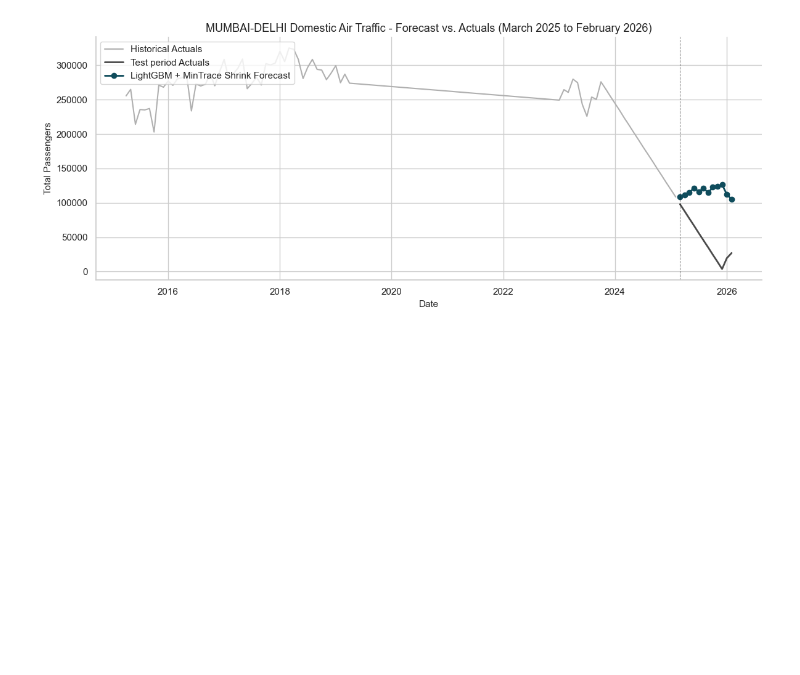
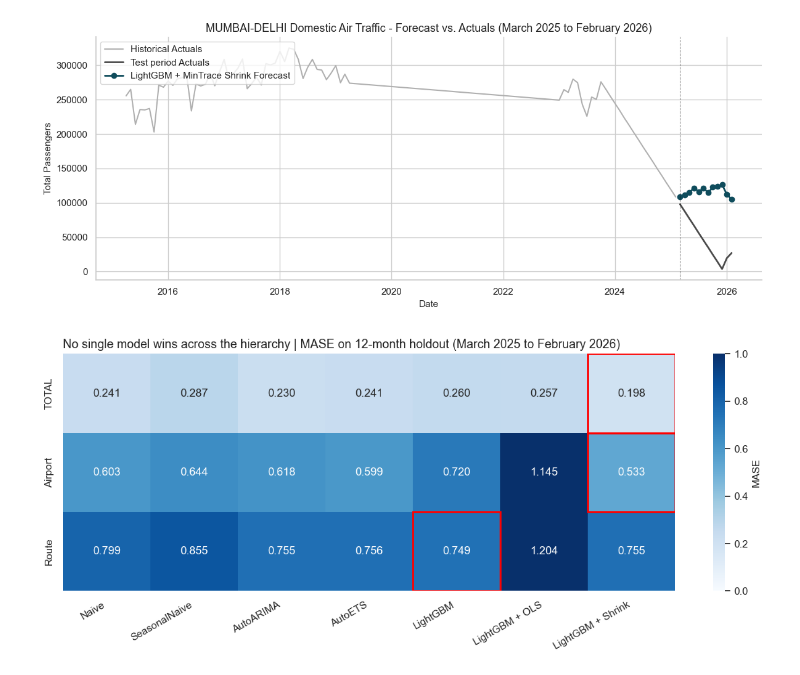
Before and after one commit to rahulmohandas11/india-air-traffic-forecast, a Jupyter notebook: notebooks/06_visualizations.ipynb, the cells around one changed output. Drawn from its saved outputs; the diff is of its cells as text; code cells hidden in the pictures; blank space fills up the shorter version.

```diff
--- a/notebooks/06_visualizations.ipynb
+++ b/notebooks/06_visualizations.ipynb
@@ -148,3 +149,39 @@ for route in top_3_routes:
 [figure]
 [figure]
 [figure]
+# %%
+# For each level of the hierarchy, which model has the lowest MASE?
+
+unified = pd.read_csv('../outputs/unified_summary.csv', index_col = 0)
+
+unified = unified[~unified.index.duplicated(keep = 'first')]
+
+rows = ['Naive','SeasonalNaive','AutoARIMA','AutoETS','LightGBM','LightGBM/MinTrace_method-ols','LightGBM/MinTrace_method-mint_shrink']
+
+display_cols = ['Naive', 'SeasonalNaive','AutoARIMA','AutoETS','LightGBM','LightGBM + OLS','LightGBM + Shrink']
+
+mase = unified.loc[rows, ['TOTAL','Airport','Route']].T
+
+mase.columns = display_cols
+
+fig, ax = plt.subplots(figsize = (12,5))
+
+sns.heatmap(mase, annot = True, fmt = '0.3f', cmap = 'Blues', vmin = 0, vmax = 1, cbar_kws = {'label':'MASE'}, ax = ax)
+
+for i in range (mase.shape[0]):
+    j_min = np.argmin(mase.values[i])
+    ax.add_patch(Rectangle((j_min,i), 1, 1, fill = False, edgecolor = 'red', linewidth = 2))
+
+ax.set_title('No single model wins across the hierarchy | MASE on 12-month holdout (March 2025 to February 2026)', loc = 'left')
+
+plt.xticks(rotation = 30, ha = 'right')
+
+plt.ylabel('')
+
+plt.tight_layout()
+
+plt.savefig('../outputs/heatmap_accuracy_comparison.png',dpi = 200)
+
+plt.show()
+# %% [output]
+[figure, added]
```
Also changed, not shown: parts of 3 cells of this notebook, 1 other file.
